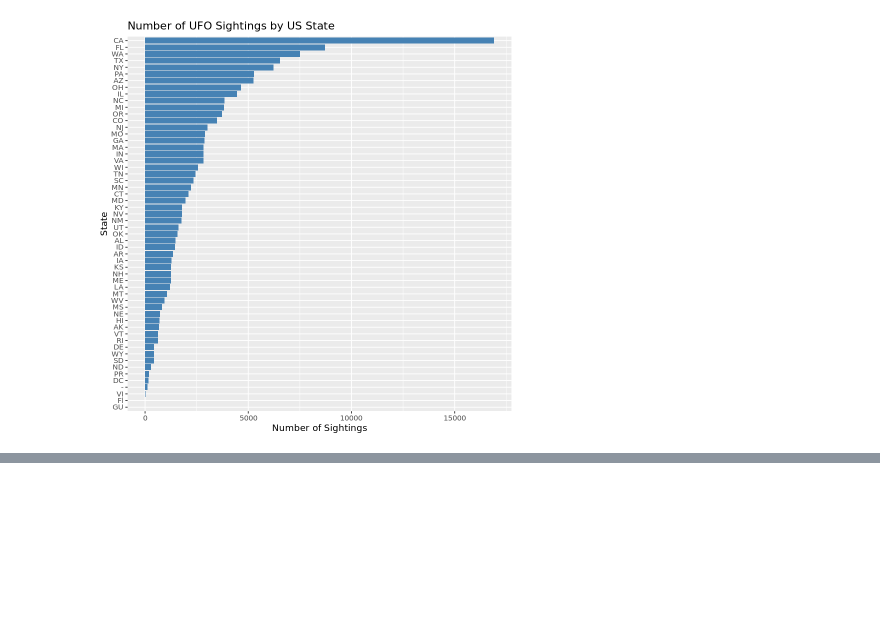
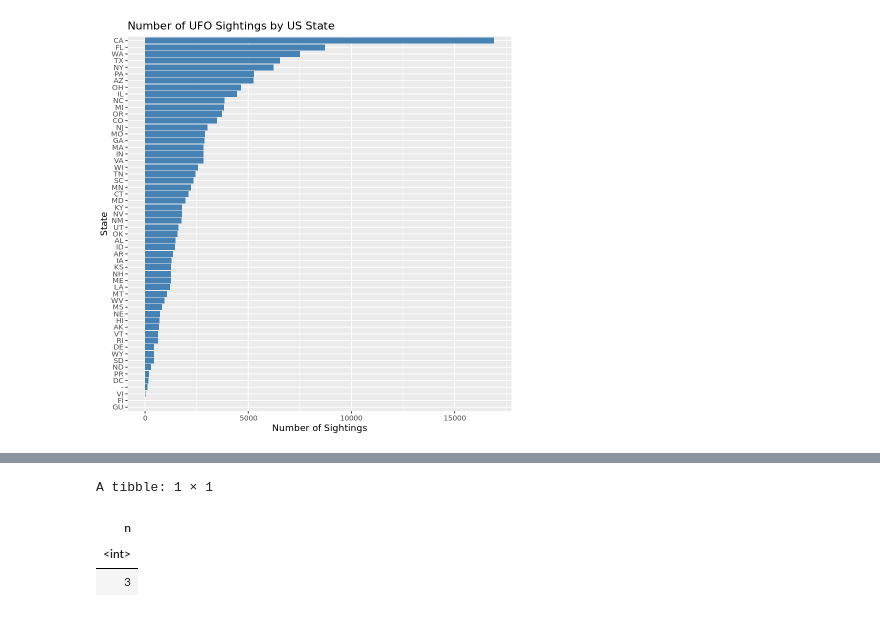
Before and after one commit to Havent-seen/BIOS-512-Assignments, a Jupyter notebook: assignment_4/BIOS512_HW4.ipynb, the cells around one changed output, grey strips where cells are left out. Cells and saved outputs as stored; diff of their text form; code cells hidden in the pictures; blank space fills up the shorter version.

```diff
--- a/assignment_4/BIOS512_HW4.ipynb
+++ b/assignment_4/BIOS512_HW4.ipynb
@@ -719,0 +732,9 @@ labs(
+# %%
+df %>%
+filter(toupper(country) == "USA", state == "GU") %>%
+tally()
+# %% [output]
+A tibble: 1 × 1
+| n |
+| <int> |
+| 3 |
```
Also changed, not shown: parts of 7 cells of this notebook.
